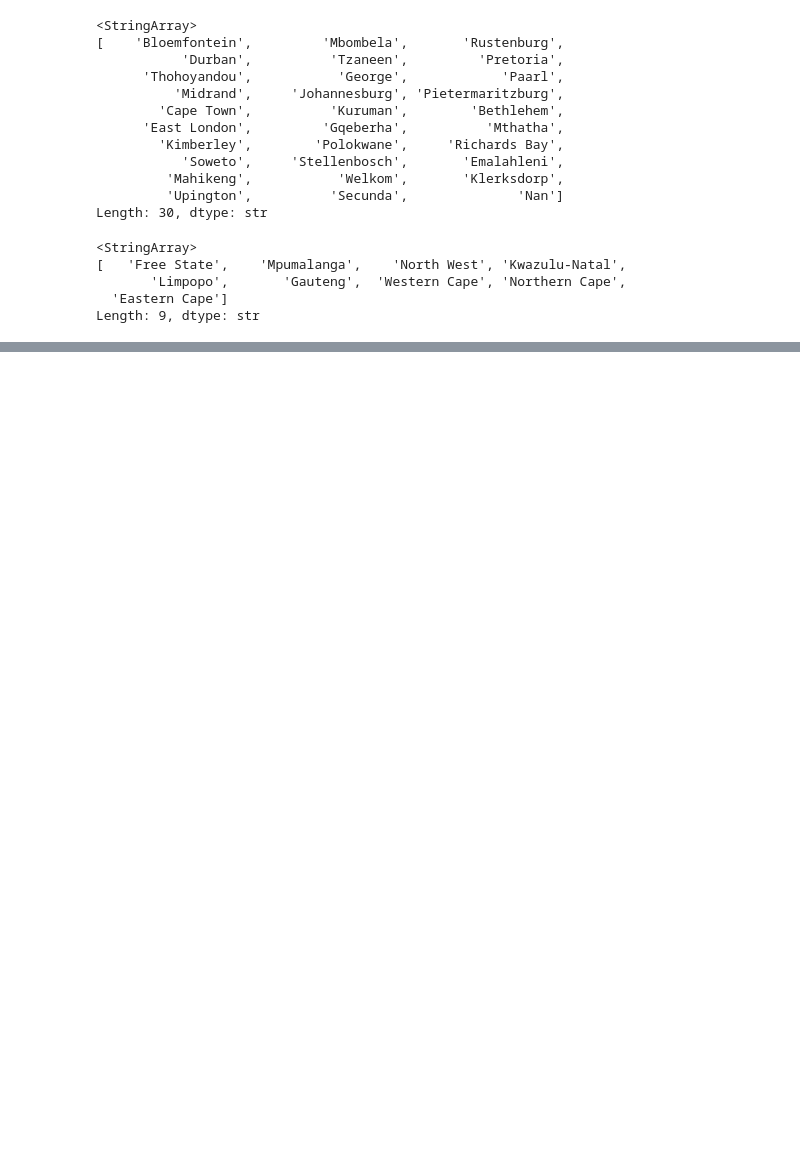
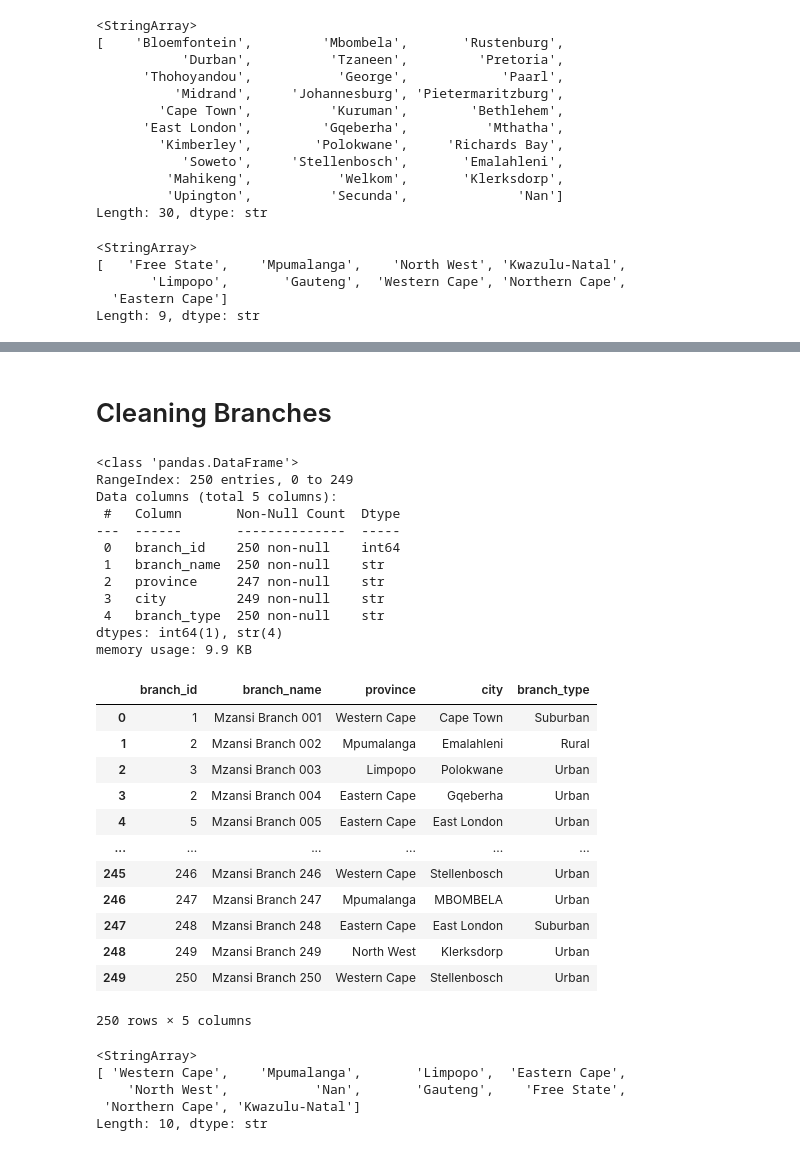
Before and after one commit to akonamajongile-a11y/bankguard, a Jupyter notebook: CleaningCustomers.ipynb, the cells around one changed output, grey strips where cells are left out. Saved outputs shown, nothing was run; the diff lists cells and outputs as text; code cells hidden in the pictures; blank space fills up the shorter version.

Commit message:
Branches

```diff
--- a/CleaningCustomers.ipynb
+++ b/CleaningCustomers.ipynb
@@ -197,0 +232,34 @@ customers
+# %% [markdown]
+# Cleaning Branches
+# %%
+import pandas as pd
+
+branches = pd.read_csv("branches.csv")
+branches.info()
+branches
+# %% [output]
+<class 'pandas.DataFrame'>
+RangeIndex: 250 entries, 0 to 249
+Data columns (total 5 columns):
+ #   Column       Non-Null Count  Dtype
+---  ------       --------------  -----
+ 0   branch_id    250 non-null    int64
+ 1   branch_name  250 non-null    str
+ 2   province     247 non-null    str
+ 3   city         249 non-null    str
+ 4   branch_type  250 non-null    str
+dtypes: int64(1), str(4)
+memory usage: 9.9 KB
+|  | branch_id | branch_name | province | city | branch_type |
+| 0 | 1 | Mzansi Branch 001 | Western Cape | Cape Town | Suburban |
+| 1 | 2 | Mzansi Branch 002 | Mpumalanga | Emalahleni | Rural |
+| 2 | 3 | Mzansi Branch 003 | Limpopo | Polokwane | Urban |
+| 3 | 2 | Mzansi Branch 004 | Eastern Cape | Gqeberha | Urban |
+| 4 | 5 | Mzansi Branch 005 | Eastern Cape | East London | Urban |
+| ... | ... | ... | ... | ... | ... |
+| 245 | 246 | Mzansi Branch 246 | Western Cape | Stellenbosch | Urban |
+| 246 | 247 | Mzansi Branch 247 | Mpumalanga | MBOMBELA | Urban |
+| 247 | 248 | Mzansi Branch 248 | Eastern Cape | East London | Suburban |
+| 248 | 249 | Mzansi Branch 249 | North West | Klerksdorp | Urban |
+| 249 | 250 | Mzansi Branch 250 | Western Cape | Stellenbosch | Urban |
+250 rows × 5 columns
@@ -197,0 +269,14 @@ customers
+# %%
+
+
+branches.province = branches.province.str.strip()
+#removing the white and space bar spaces
+branches.province = branches.province.str.replace(r'\s+', ' ', regex=True)
+branches.province = branches.province.str.title()
+branches.province.unique()
+# %% [output]
+<StringArray>
+[ 'Western Cape',    'Mpumalanga',       'Limpopo',  'Eastern Cape',
+    'North West',           'Nan',       'Gauteng',    'Free State',
+ 'Northern Cape', 'Kwazulu-Natal']
+Length: 10, dtype: str
```
Also changed, not shown: parts of 17 cells of this notebook.
